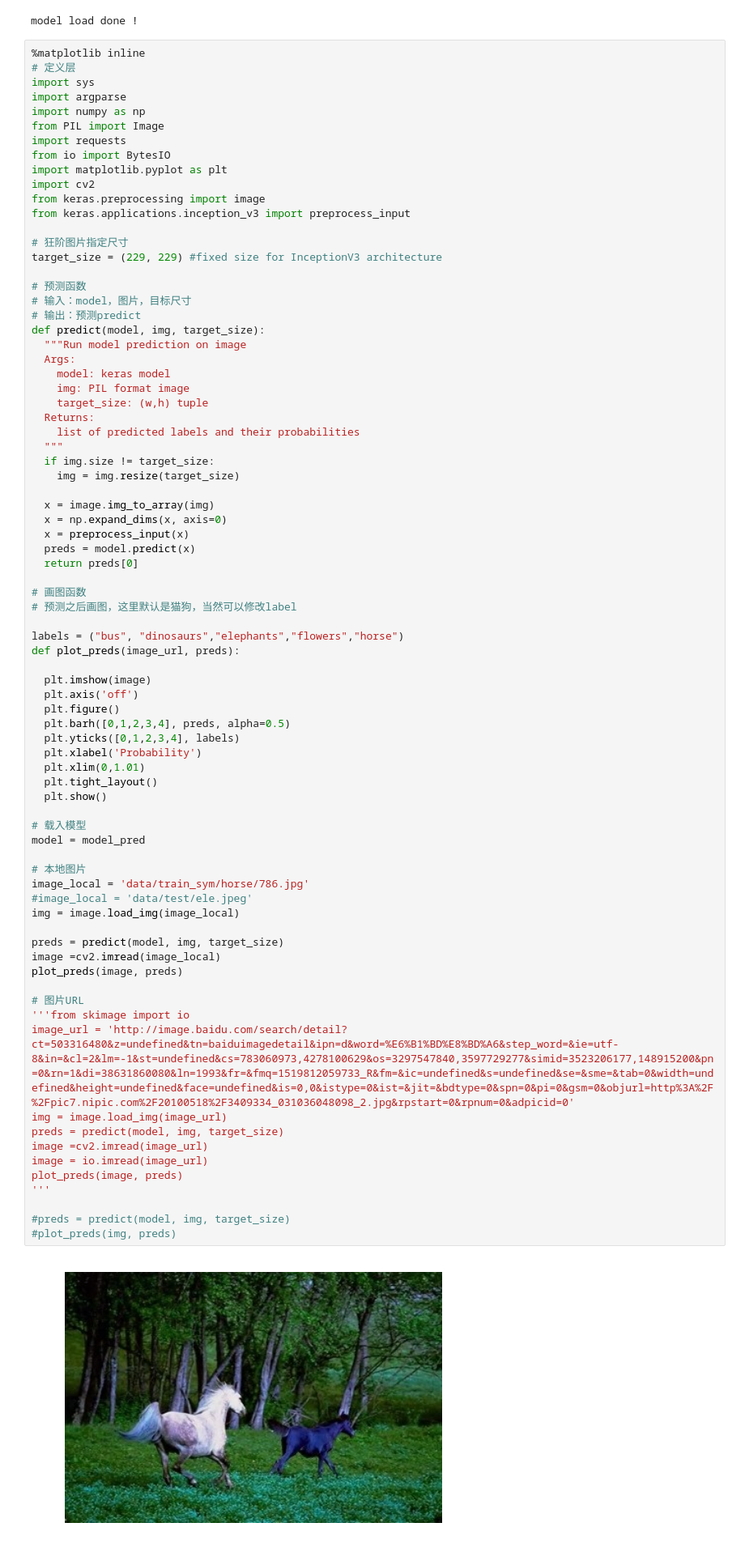
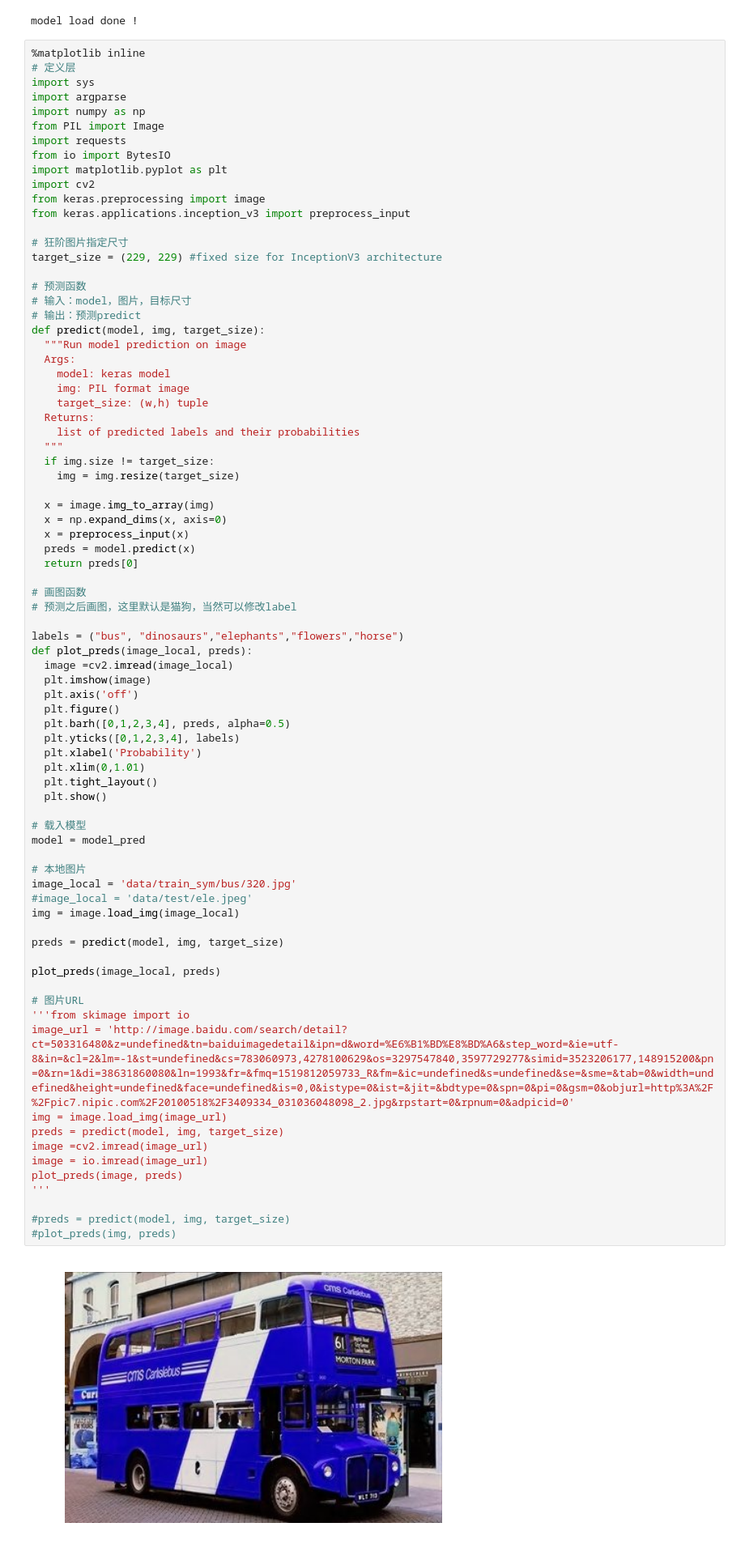
Before and after one commit to hustpython/Keras_cifar_finetune, a Jupyter notebook: cifar_5_inceptionv3.ipynb, the cells around one changed output. Shown at 81% size. Drawn from its saved outputs; the diff is of its cells as text.

```diff
--- a/cifar_5_inceptionv3.ipynb
+++ b/cifar_5_inceptionv3.ipynb
@@ -290,41 +290,41 @@ def predict(model, img, target_size):
 # 预测之后画图，这里默认是猫狗，当然可以修改label
 
 labels = ("bus", "dinosaurs","elephants","flowers","horse")
-def plot_preds(image_url, preds):
-
+def plot_preds(image_local, preds):
+  image =cv2.imread(image_local)
   plt.imshow(image)
   plt.axis('off')
   plt.figure()
   plt.barh([0,1,2,3,4], preds, alpha=0.5)
   plt.yticks([0,1,2,3,4], labels)
   plt.xlabel('Probability')
   plt.xlim(0,1.01)
   plt.tight_layout()
   plt.show()
 
 # 载入模型
 model = model_pred
 
 # 本地图片
-image_local = 'data/train_sym/horse/786.jpg'
+image_local = 'data/train_sym/bus/320.jpg'
 #image_local = 'data/test/ele.jpeg'
 img = image.load_img(image_local)
 
 preds = predict(model, img, target_size)
-image =cv2.imread(image_local)
-plot_preds(image, preds)
+
+plot_preds(image_local, preds)
 
 # 图片URL
 '''from skimage import io
 image_url = 'http://image.baidu.com/search/detail?ct=503316480&z=undefined&tn=baiduimagedetail&ipn=d&word=%E6%B1%BD%E8%BD%A6&step_word=&ie=utf-8&in=&cl=2&lm=-1&st=undefined&cs=783060973,4278100629&os=3297547840,3597729277&simid=3523206177,148915200&pn=0&rn=1&di=38631860080&ln=1993&fr=&fmq=1519812059733_R&fm=&ic=undefined&s=undefined&se=&sme=&tab=0&width=undefined&height=undefined&face=undefined&is=0,0&istype=0&ist=&jit=&bdtype=0&spn=0&pi=0&gsm=0&objurl=http%3A%2F%2Fpic7.nipic.com%2F20100518%2F3409334_031036048098_2.jpg&rpstart=0&rpnum=0&adpicid=0'
 img = image.load_img(image_url)
 preds = predict(model, img, target_size)
 image =cv2.imread(image_url)
 image = io.imread(image_url)
 plot_preds(image, preds)
 '''
 
 #preds = predict(model, img, target_size)
 #plot_preds(img, preds)
 # %% [output]
-[figure, old version]
+[figure, new version]
```
Also changed, not shown: parts of 1 cell of this notebook, 3 other files.
